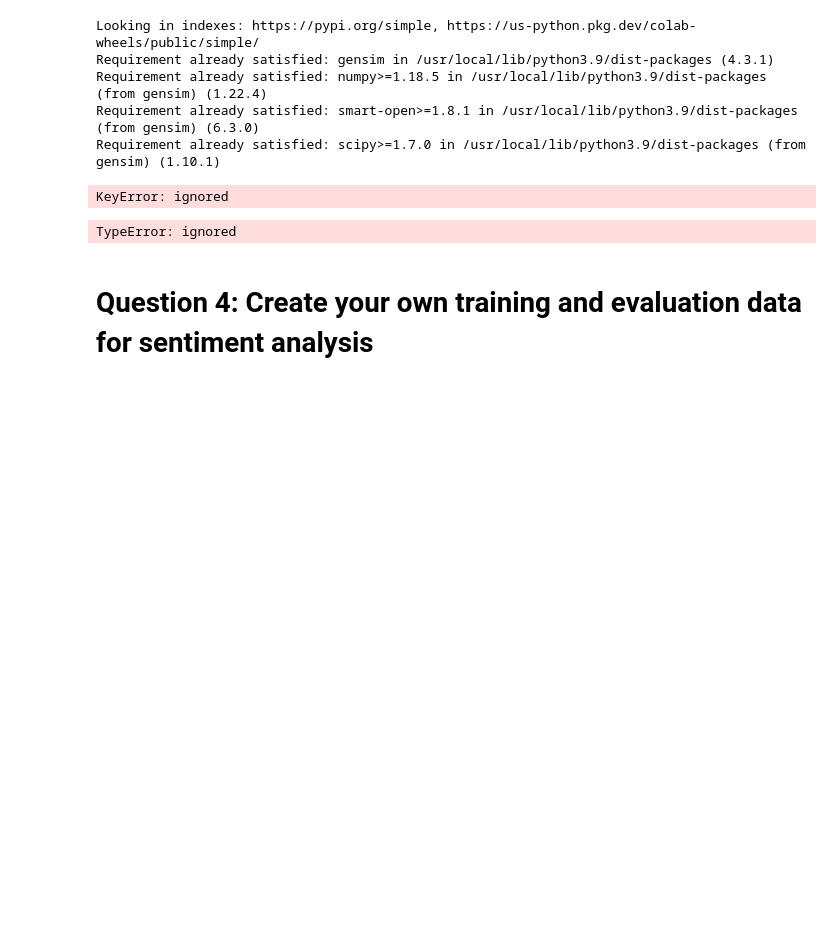
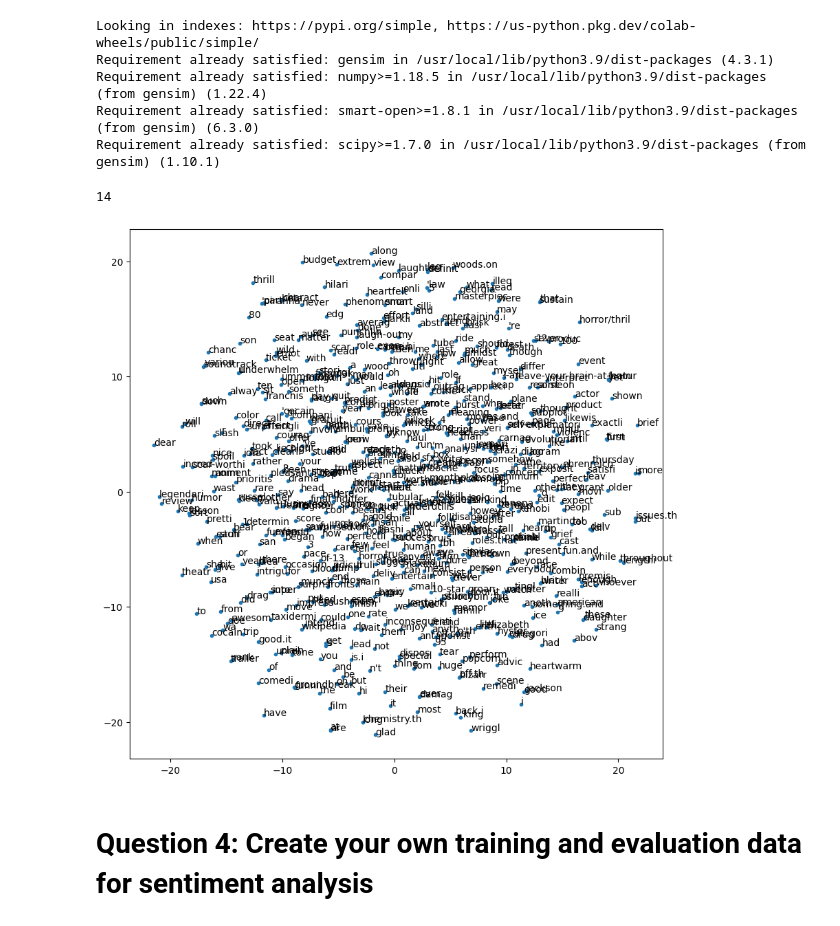
Before and after one commit to ManishaLokasani/Manisha_INFO5731_Spring2023, a Jupyter notebook: INFO5731_Assignment_Three_fall2022.ipynb, the cells around one changed output. Drawn from its saved outputs; the diff is of its cells as text; code cells hidden in the pictures; blank space fills up the shorter version.

```diff
--- a/INFO5731_Assignment_Three_fall2022.ipynb
+++ b/INFO5731_Assignment_Three_fall2022.ipynb
@@ -271,36 +342,38 @@ Requirement already satisfied: gensim in /usr/local/lib/python3.9/dist-packages
 Requirement already satisfied: numpy>=1.18.5 in /usr/local/lib/python3.9/dist-packages (from gensim) (1.22.4)
 Requirement already satisfied: smart-open>=1.8.1 in /usr/local/lib/python3.9/dist-packages (from gensim) (6.3.0)
 Requirement already satisfied: scipy>=1.7.0 in /usr/local/lib/python3.9/dist-packages (from gensim) (1.10.1)
-# %%
-import pandas as pd
-import gensim
-
-
-# Convert the tokenized data to a list of lists of words
-sentences = list(user_data[0])
-
-# Train a word embedding model using word2vec
-model = gensim.models.Word2Vec(sentences, size=300, window=5, min_count=5, workers=4)
-
-# Save the word embedding model
-model.save('your_word_embedding_model.bin')
-# %% [output]
-KeyError: ignored
-# %%
-
-
-
-import pandas as pd
-import gensim
-
-
-# Convert the preprocessed data to a list of lists of words
-sentences = [row.split() for row in user_data]
-
-model = gensim.models.Word2Vec(sentences, size=300, window=5, min_count=5, workers=4)
-model.save('your_word_embedding_model.bin')
-# %% [output]
-TypeError: ignored
+# %%
+from gensim.models import Word2Vec
+from sklearn.decomposition import PCA
+import numpy as np
+
+sentences = user_data['Lemmatization'].values.tolist()[0:10]
+sent_tokens = [word_tokenize(sent) for sent in sentences]
+model = Word2Vec(sent_tokens, vector_size=500, window=5, min_count=1, workers=4)
+word_vectors = model.wv.vectors
+words = model.wv.index_to_key
+pca = PCA(n_components=300)
+word_vectors_300d = pca.fit_transform(word_vectors)
+model.wv.vectors = word_vectors_300d
+model.wv.key_to_index['bear']
+# %% [output]
+14
+# %%
+
+import numpy as np
+import matplotlib.pyplot as plt
+from sklearn.manifold import TSNE
+word_vectors = model.wv.vectors
+words = model.wv.index_to_key
+tsne = TSNE(n_components=2, random_state=42)
+word_vectors_2d = tsne.fit_transform(word_vectors)
+plt.figure(figsize=(10, 10))
+plt.scatter(word_vectors_2d[:, 0], word_vectors_2d[:, 1], marker='.')
+for i, word in enumerate(words):
+    plt.annotate(word, xy=(word_vectors_2d[i, 0], word_vectors_2d[i, 1]))
+plt.show()
+# %% [output]
+[figure, added]
 # %% [markdown]
 # **Question 4: Create your own training and evaluation data for sentiment analysis**
 # %% [markdown]
```
Also changed, not shown: parts of 12 cells of this notebook.
